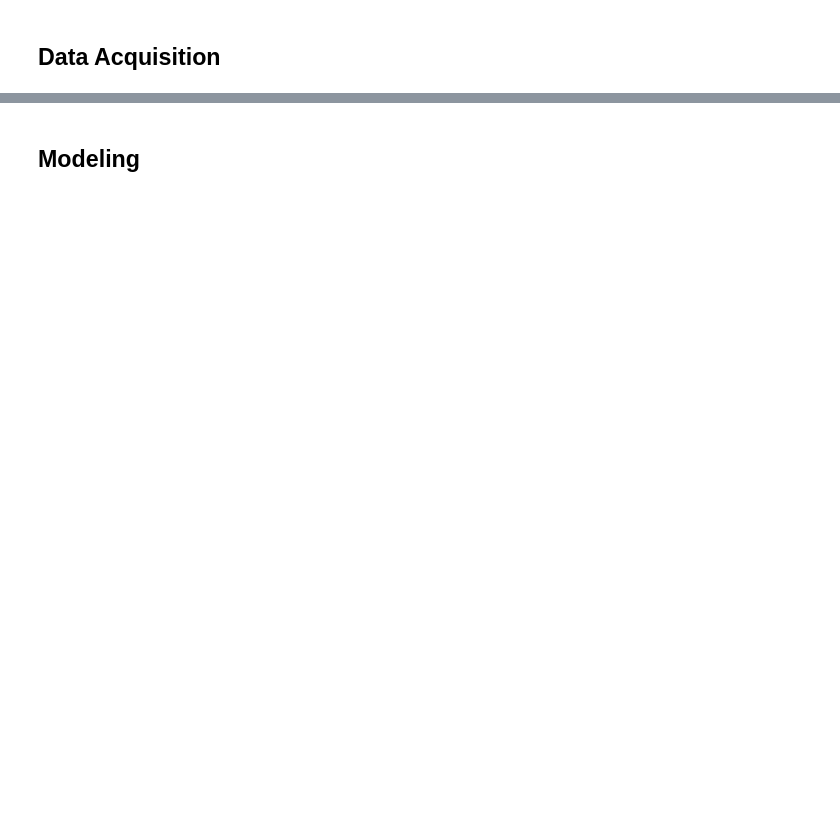
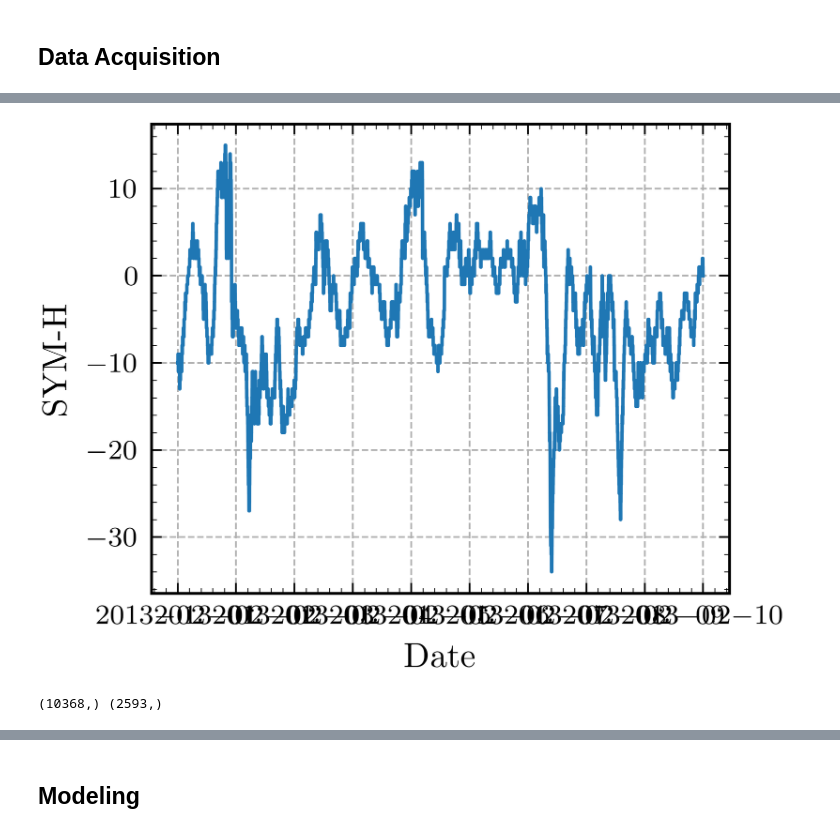
Before and after one commit to ffiza/aprendizaje-automatico-lamp, a Jupyter notebook: code/tp2.ipynb, the cells around one changed output, grey strips where cells are left out. Cells and saved outputs as stored; diff of their text form; code cells hidden in the pictures; blank space fills up the shorter version.

```diff
--- a/code/tp2.ipynb
+++ b/code/tp2.ipynb
@@ -143,0 +70,36 @@ target =  df_aux.loc[:, df_aux.columns == 'Target']
+# %%
+init_day = '01'
+init_month = '02'
+init_year = '2013'
+init_date = f'{init_year}-{init_month}-{init_day}'
+
+end_day = '10'
+end_month = '02'
+end_year = '2013'
+end_date = f'{end_year}-{end_month}-{end_day}'
+# %%
+df_reduced = df.loc[(df['Timestamp'] >= init_date)
+                    & (df['Timestamp'] <= end_date)]
+# %%
+fig = plt.figure(facecolor='white')
+gs = fig.add_gridspec(ncols=1, nrows=1, hspace=0, wspace=0)
+ax = gs.subplots(sharex=True, sharey=True)
+
+ax.label_outer()
+ax.tick_params(which='both', direction="in")
+ax.set_axisbelow(True)
+ax.grid(True, linestyle='--', lw=.5)
+ax.minorticks_on()
+ax.set_xlabel('Date')
+ax.set_ylabel('SYM-H')
+# ax.set_xlim(0, N_EPOCHS['radar'])
+# ax.set_ylim(0, 5)
+
+ax.plot(df_reduced['Timestamp'], df_reduced['SYM-H'],
+        color='tab:blue', ls='-', lw=1)
+
+# ax.legend(loc='upper right', framealpha=0)
+# fig.savefig('../images/tp2_fig1.pdf')
+plt.show()
+# %% [output]
+[figure, added]
@@ -143,0 +110,4 @@ target =  df_aux.loc[:, df_aux.columns == 'Target']
+# %%
+print(data_train.shape, data_test.shape)
+# %% [output]
+(10368,) (2593,)
```
Also changed, not shown: parts of 75 cells of this notebook, 1 other file.
